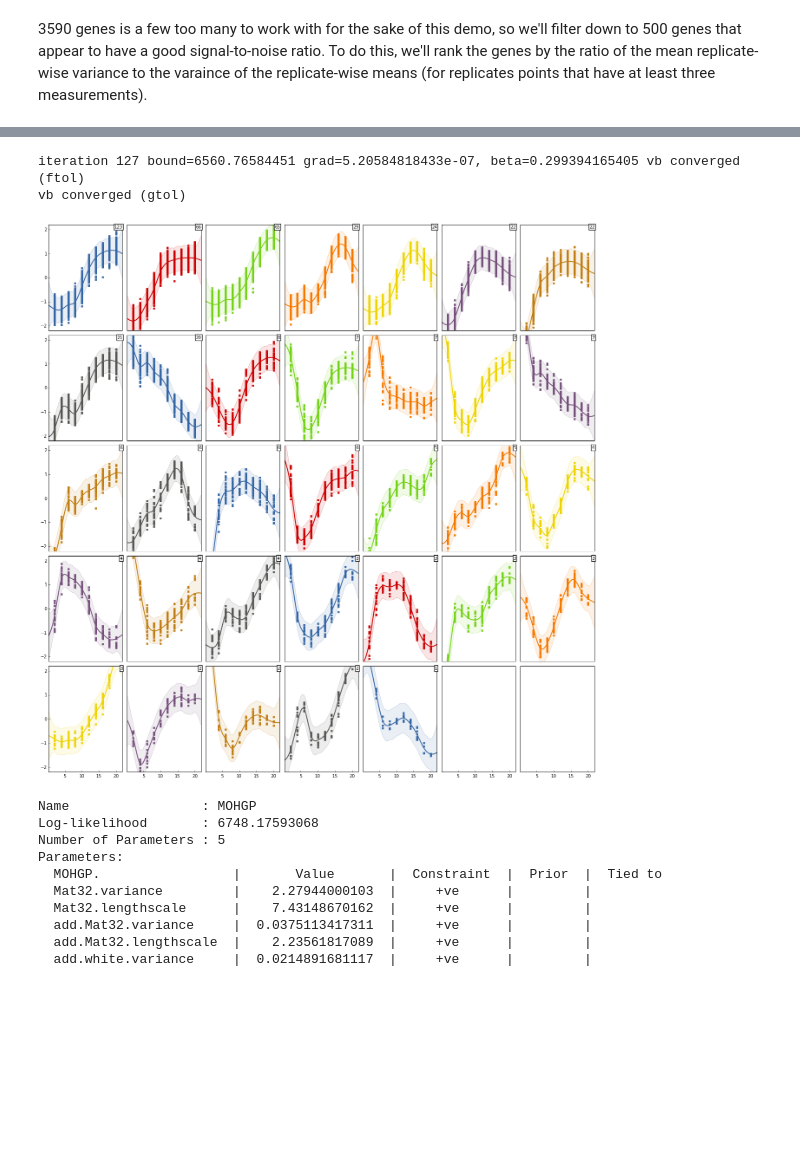
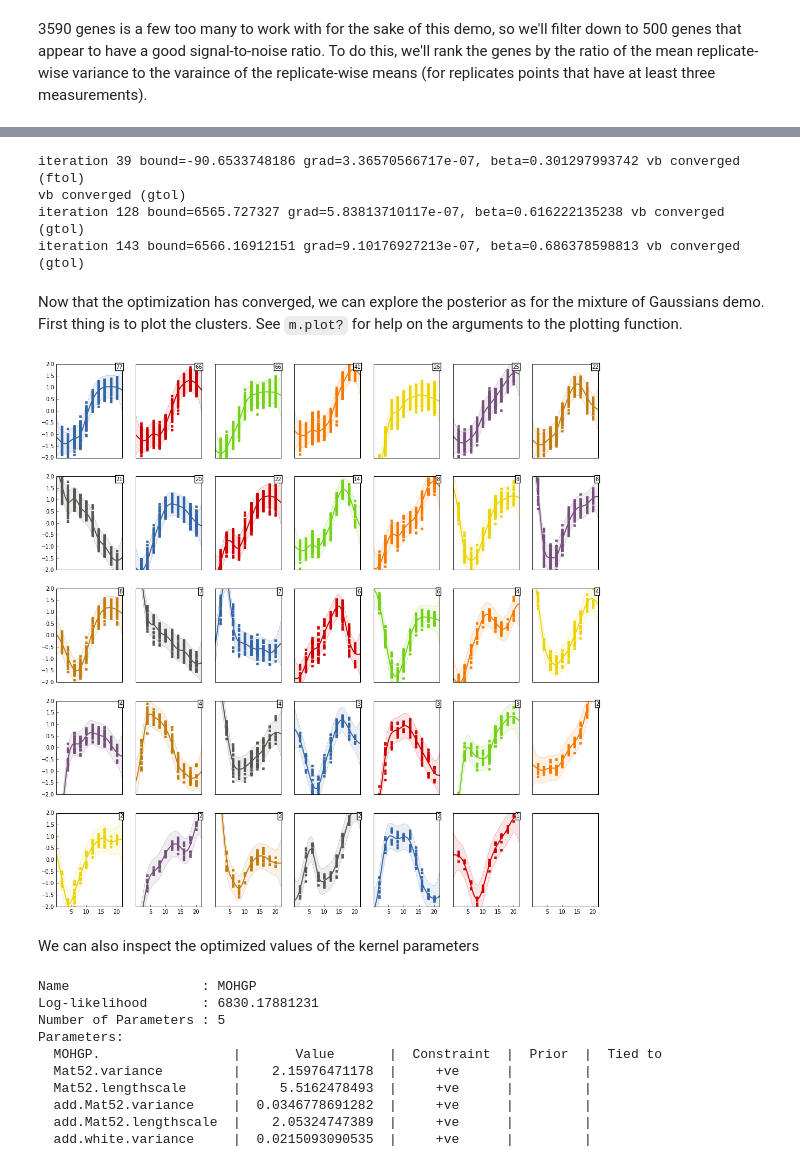
Before and after one commit to SheffieldML/GPclust, a Jupyter notebook: notebooks/drosophila.ipynb, the cells around one changed output, grey strips where cells are left out. Drawn from its saved outputs; the diff is of its cells as text; code cells hidden in the pictures; blank space fills up the shorter version.

Commit message:
drosophila comments and improved plotting

```diff
--- a/notebooks/drosophila.ipynb
+++ b/notebooks/drosophila.ipynb
@@ -50,33 +64,38 @@ Now we can build a model. TODO: discuss hyper selection.
 # %%
-k_underlying = GPy.kern.Matern32(input_dim=1, variance=1.0, lengthscale=10.)
-k_corruption = GPy.kern.Matern32(input_dim=1, variance=0.1, lengthscale=10.) + GPy.kern.White(1, variance=0.05)
+k_underlying = GPy.kern.Matern52(input_dim=1, variance=1.0, lengthscale=12.)
+k_corruption = GPy.kern.Matern52(input_dim=1, variance=0.1, lengthscale=12.) + GPy.kern.White(1, variance=0.05)
 
 m = GPclust.MOHGP(times.reshape(-1,1), k_underlying, k_corruption, expression, K=20, prior_Z='DP', alpha=1.0)
-m.hyperparam_opt_args['messages'] = False
+m.hyperparam_opt_interval = 1000 # how often to optimize the hyperparameters
+
+m.hyperparam_opt_args['messages'] = False # turn off the printing of the optimization
 m.optimize()
 m.systematic_splits(verbose=False)
 # %% [output]
-iteration 127 bound=6560.76584451 grad=5.20584818433e-07, beta=0.299394165405 vb converged (ftol)
+iteration 39 bound=-90.6533748186 grad=3.36570566717e-07, beta=0.301297993742 vb converged (ftol)
 vb converged (gtol)
+iteration 128 bound=6565.727327 grad=5.83813710117e-07, beta=0.616222135238 vb converged (gtol)
+iteration 143 bound=6566.16912151 grad=9.10176927213e-07, beta=0.686378598813 vb converged (gtol)
+# %% [markdown]
+Now that the optimization has converged, we can explore the posterior as for the mixture of Gaussians demo. First thing is to plot the clusters. See `m.plot?` for help on the arguments to the plotting function.
 # %%
 m.reorder()# plot the biggest clusters at the top
 plt.figure(figsize=(18,18))
-m.plot(on_subplots=True, colour=True, in_a_row=False, newfig=False, min_in_cluster=1, joined=False)
-
-GPy.plotting.matplot_dep.base_plots.align_subplots(5,7,ylim=(-2.2,2.2))
-plt.tight_layout()
+m.plot(on_subplots=True, colour=True, in_a_row=False, newfig=False, min_in_cluster=1, joined=False, ylim=(-2,2))
 # %% [output]
-[figure, old version]
+[figure, new version]
+# %% [markdown]
+We can also inspect the optimized values of the kernel parameters
 # %%
 print m
 # %% [output]
 Name                 : MOHGP
-Log-likelihood       : 6748.17593068
+Log-likelihood       : 6830.17881231
 Number of Parameters : 5
 Parameters:
   MOHGP.                 |       Value       |  Constraint  |  Prior  |  Tied to
-  Mat32.variance         |    2.27944000103  |     +ve      |         |
-  Mat32.lengthscale      |    7.43148670162  |     +ve      |         |
-  add.Mat32.variance     |  0.0375113417311  |     +ve      |         |
-  add.Mat32.lengthscale  |    2.23561817089  |     +ve      |         |
-  add.white.variance     |  0.0214891681117  |     +ve      |         |
+  Mat52.variance         |    2.15976471178  |     +ve      |         |
+  Mat52.lengthscale      |     5.5162478493  |     +ve      |         |
+  add.Mat52.variance     |  0.0346778691282  |     +ve      |         |
+  add.Mat52.lengthscale  |    2.05324747389  |     +ve      |         |
+  add.white.variance     |  0.0215093090535  |     +ve      |         |
```
Also changed, not shown: parts of 2 cells of this notebook, 1 other file.
